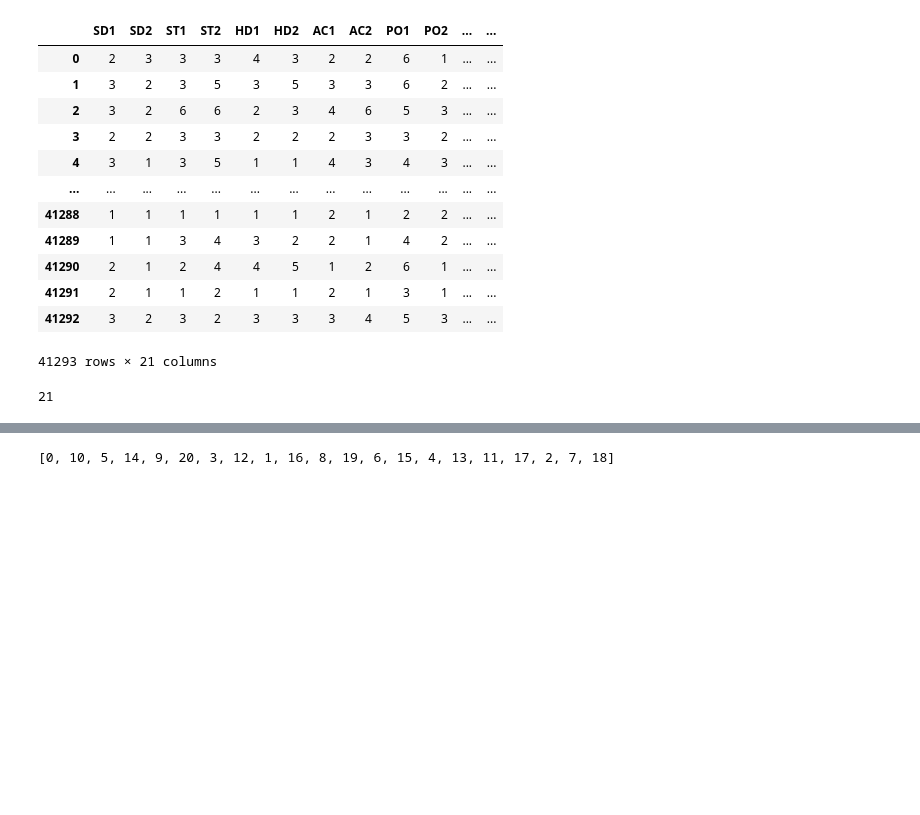
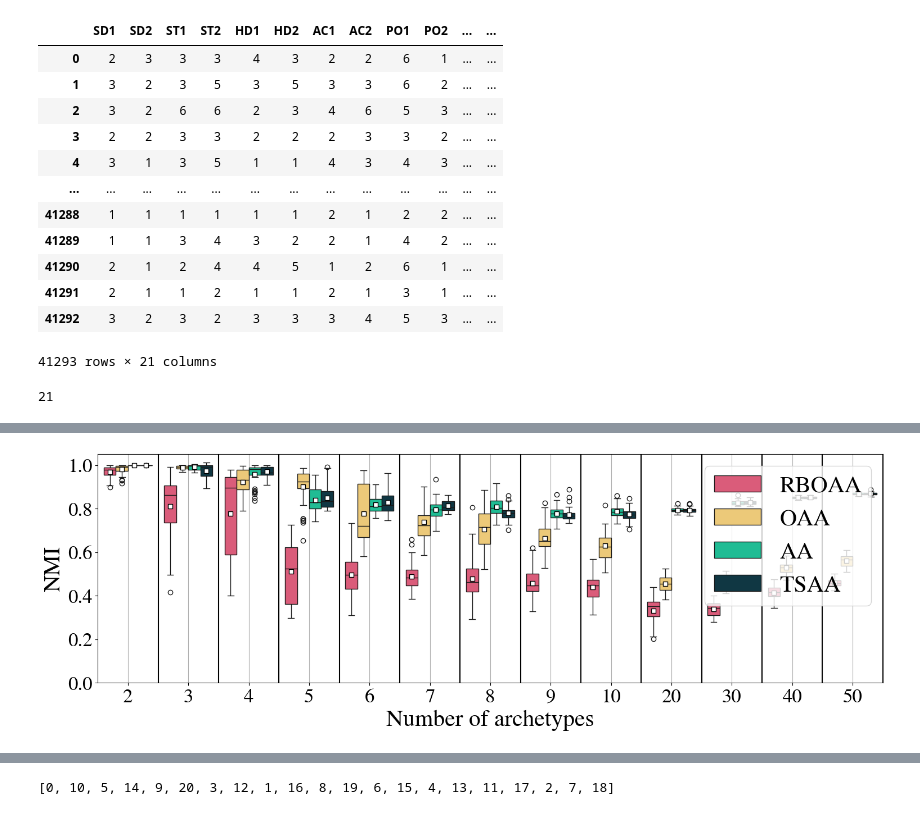
Before and after one commit to Maplewarrior/OrdinalArchetypalAnalysis, a Jupyter notebook: real_data_plots_Emilie.ipynb, the cells around one changed output, grey strips where cells are left out. Saved outputs shown, nothing was run; the diff lists cells and outputs as text; code cells hidden in the pictures; blank space fills up the shorter version.

```diff
--- a/real_data_plots_Emilie.ipynb
+++ b/real_data_plots_Emilie.ipynb
@@ -78,0 +306,12 @@ len(new_order)
+# %%
+K_list = [2,3,4,5,6,7,8,9,10,20,30,40,50]
+
+
+path = "C:/Users/aejew/Downloads/ESS8_GB_results/ESS8_GB_results/All_Res/"
+
+plot_NMI_stability(path, K_list, repetitions= 10)
+
+
+plt.savefig("Plots_for_paper/NMI_K_GB.png",dpi=1000)
+# %% [output]
+[figure, added]
```
Also changed, not shown: parts of 34 cells of this notebook, 3 other files.
